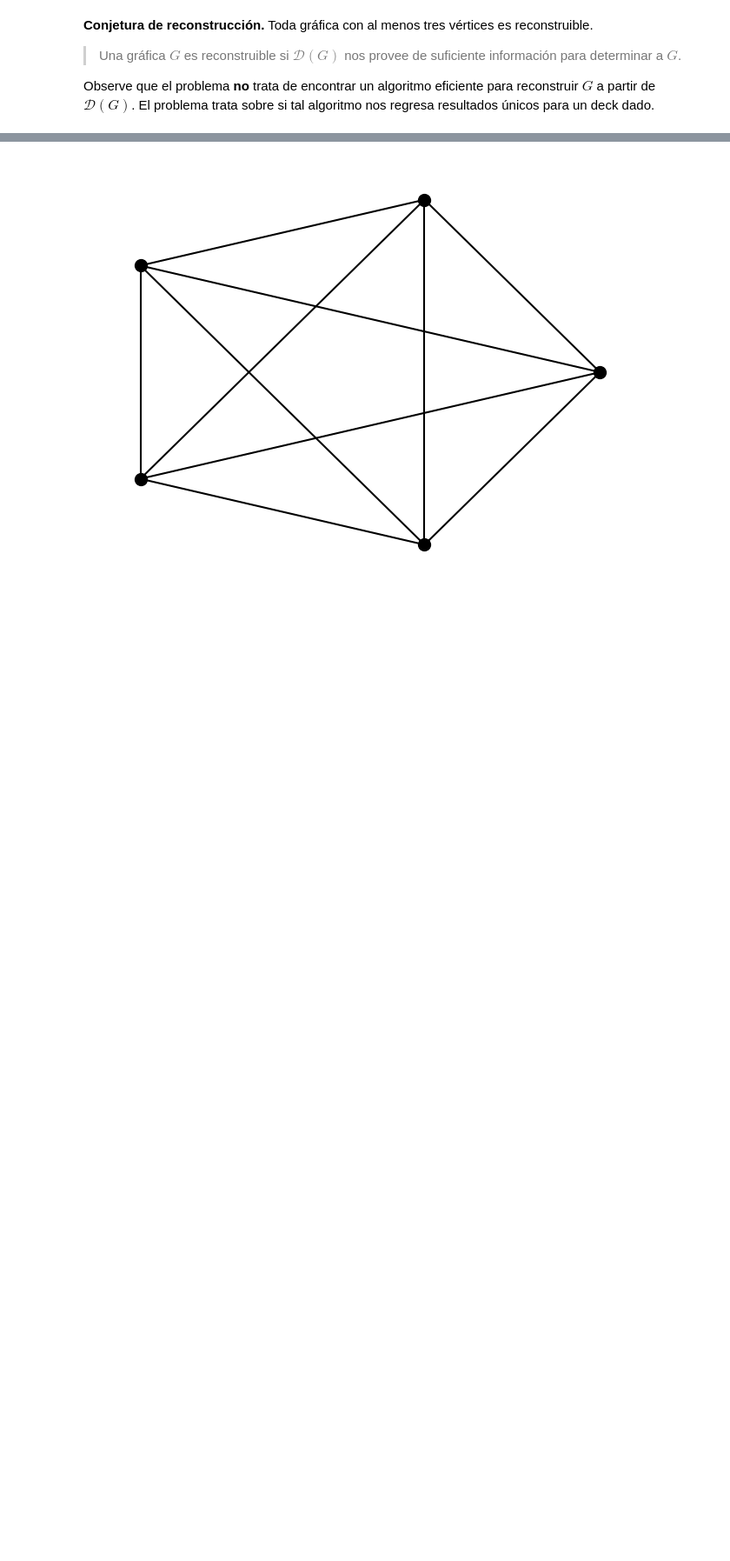
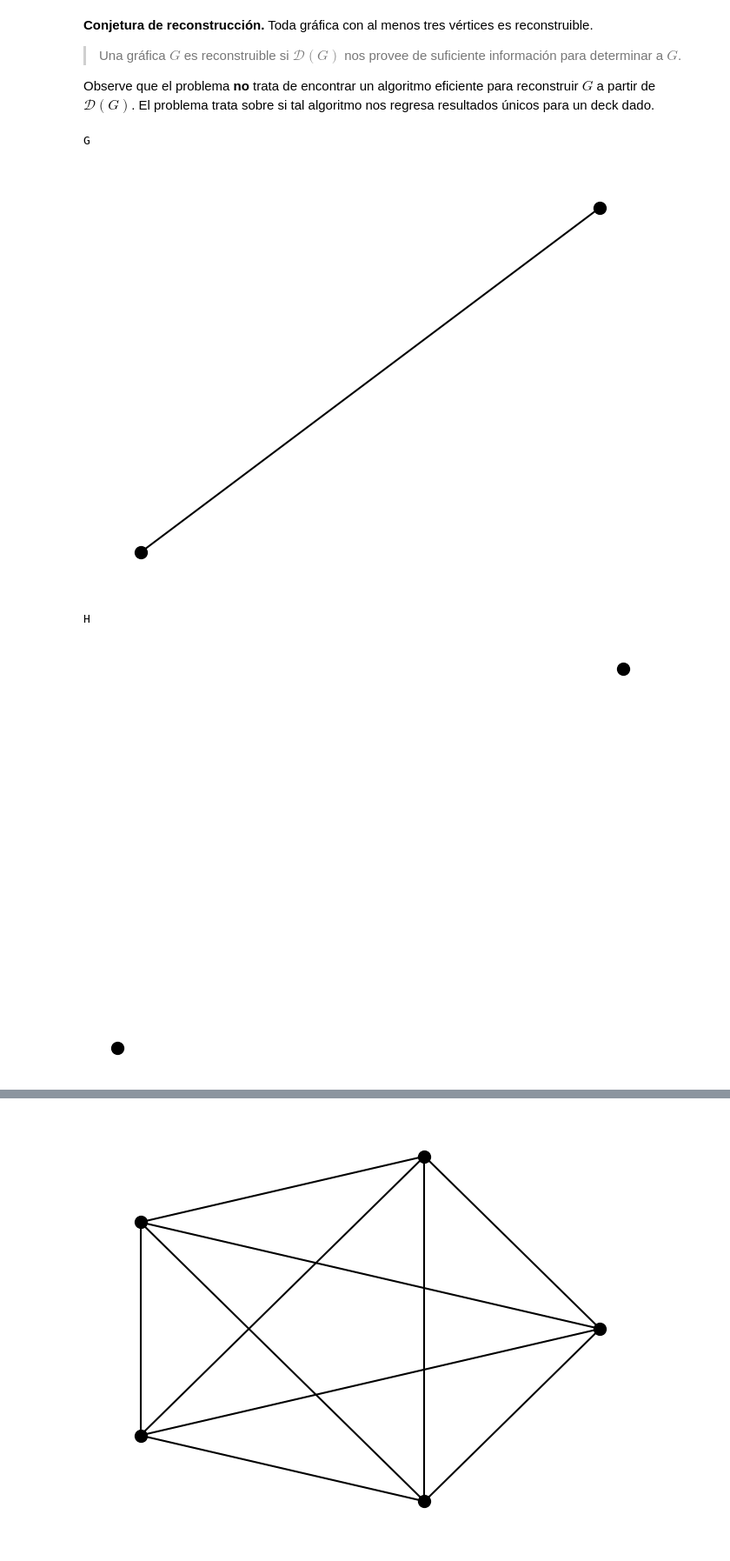
Before and after one commit to luisgrivas/pynotes, a Jupyter notebook: notebooks/ReconstruccionGraficas.ipynb, the cells around one changed output, grey strips where cells are left out. Shown at 87% size. Drawn from its saved outputs; the diff is of its cells as text; code cells hidden in the pictures; blank space fills up the shorter version.

```diff
--- a/notebooks/ReconstruccionGraficas.ipynb
+++ b/notebooks/ReconstruccionGraficas.ipynb
@@ -23,4 +71,17 @@ La **Conjetura de Reconstrucción** afirma que este es el único ejemplo de una
 > Una gráfica $G$ es reconstruible si $\mathcal D(G)$ nos provee de suficiente información para determinar a $G$.
 
 Observe que el problema **no** trata de encontrar un algoritmo eficiente para reconstruir $G$ a partir de $\mathcal D(G)$. El problema trata sobre si tal algoritmo nos regresa resultados únicos para un deck dado.
+# %%
+G = nx.complete_graph(2)
+H = nx.Graph()
+H.add_nodes_from([1,2])
+print('G')
+draw_graph(G)
+print('H')
+draw_graph(H)
+# %% [output]
+G
+[figure, added]
+H
+[figure, added]
 # %% [markdown]
```
Also changed, not shown: parts of 12 cells of this notebook.
